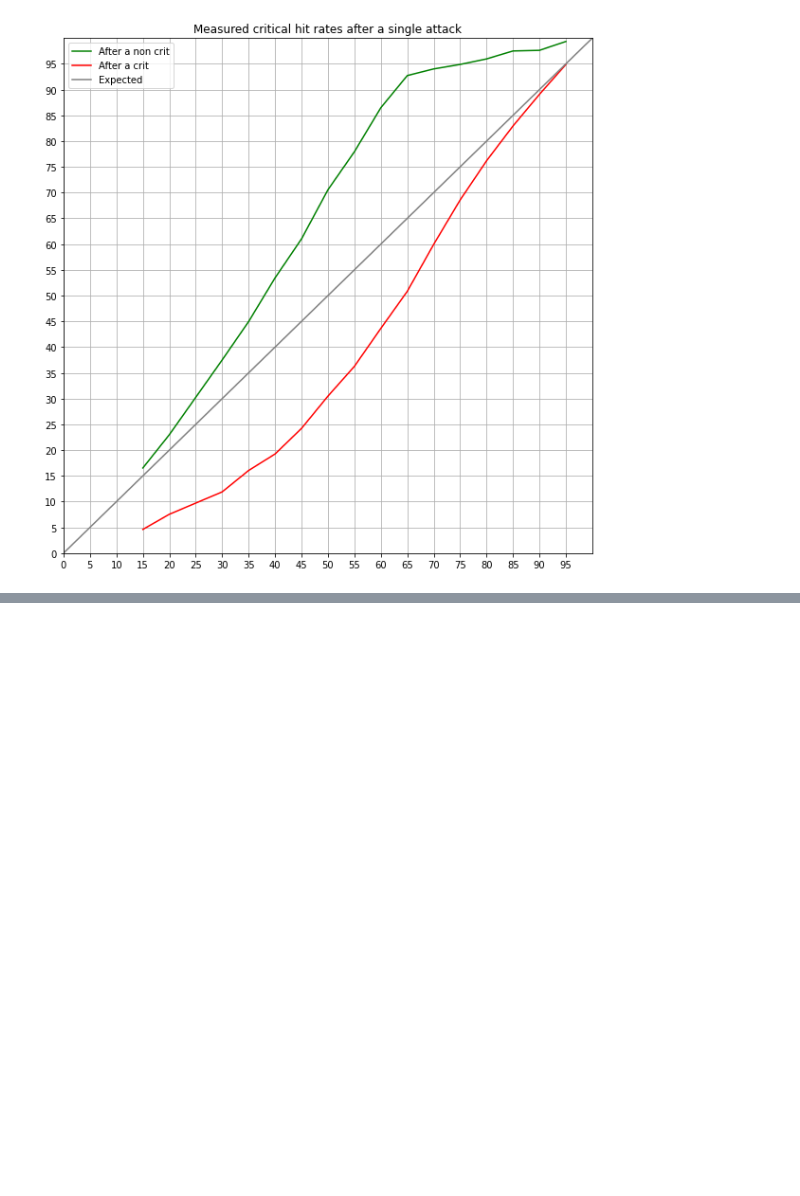
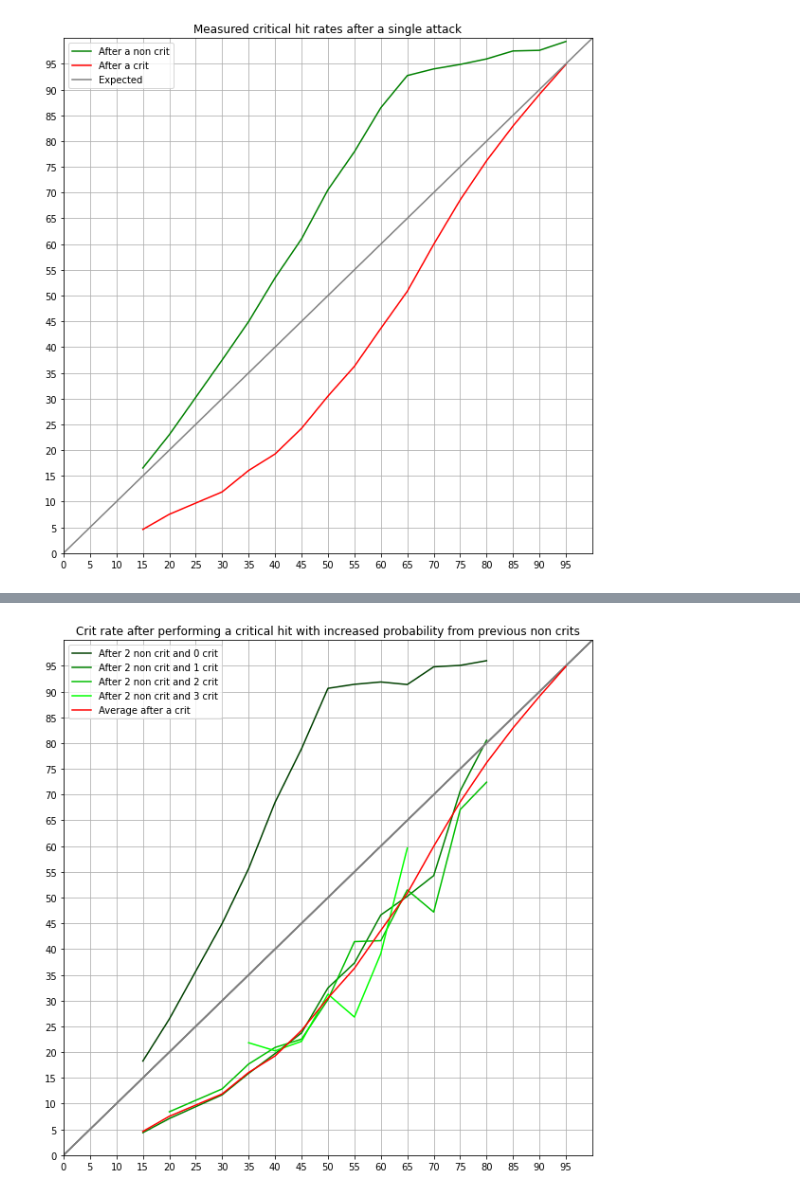
Before and after one commit to NoSocAlgroc/League-crit-randomness, a Jupyter notebook: analysis.ipynb, the cells around one changed output, grey strips where cells are left out. Cells and saved outputs as stored; diff of their text form; code cells hidden in the pictures; blank space fills up the shorter version.

```diff
--- a/analysis.ipynb
+++ b/analysis.ipynb
@@ -104,0 +129,25 @@ plt.legend();
+# %%
+#Check if a single crit consumes all increased chance
+noCrits=2
+crits=3
+
+fig,axis=plt.subplots(1,1,figsize=(10,10))
+
+for i in range(crits+1):
+
+
+    rates=critChanceSet(critStrings,'0'*noCrits+'1'*i,minSamples=50)
+    axis.grid(True,'both')
+    axis.plot(rates.keys(),rates.values(),color=(0,(i+1)/(crits+1),0),label="After "+str(noCrits)+" non crit and "+str(i)+" crit")
+    axis.plot([0,100],[0,100], color='grey')
+
+rates=critChanceSet(critStrings,'1',minSamples=50)
+axis.plot(rates.keys(),rates.values(),color='red',label="Average after a crit")
+axis.set_xticks(range(0,100,5))
+axis.set_yticks(range(0,100,5))
+axis.set_xlim(0,100)
+axis.set_ylim(0,100)
+axis.legend();
+axis.set_title("Crit rate after performing a critical hit with increased probability from previous non crits");
+# %% [output]
+[figure, added]
```
Also changed, not shown: parts of 3 cells of this notebook.
